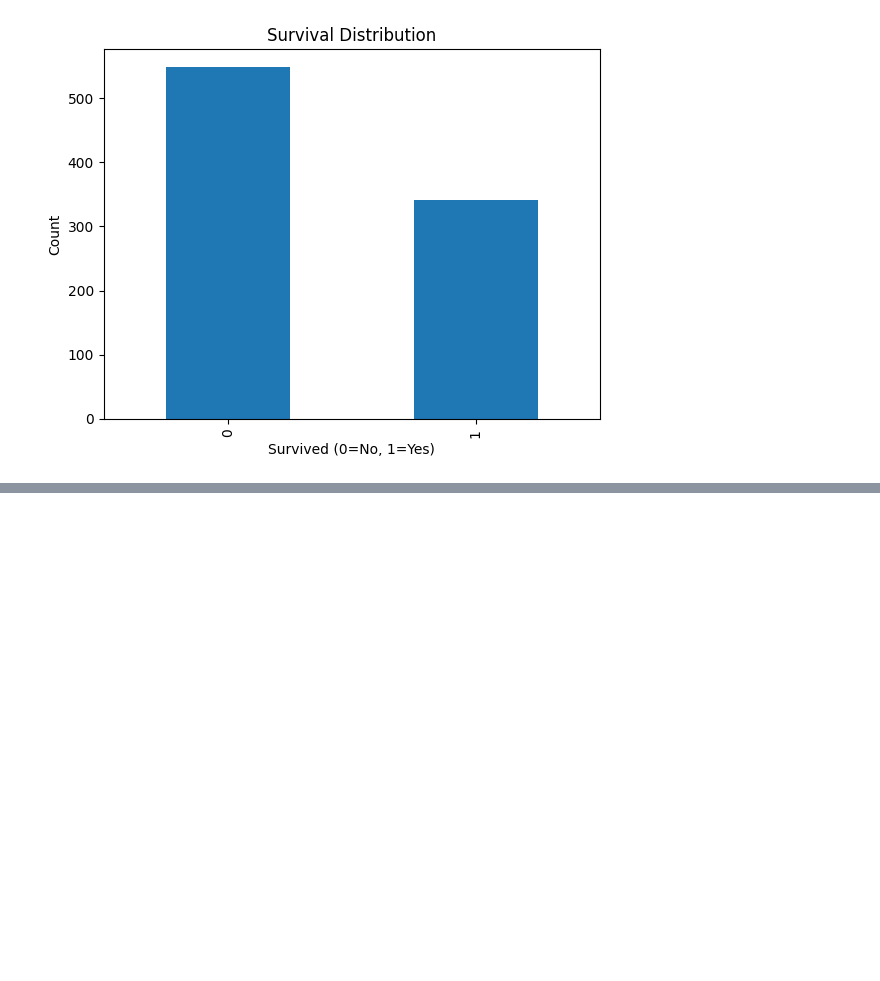
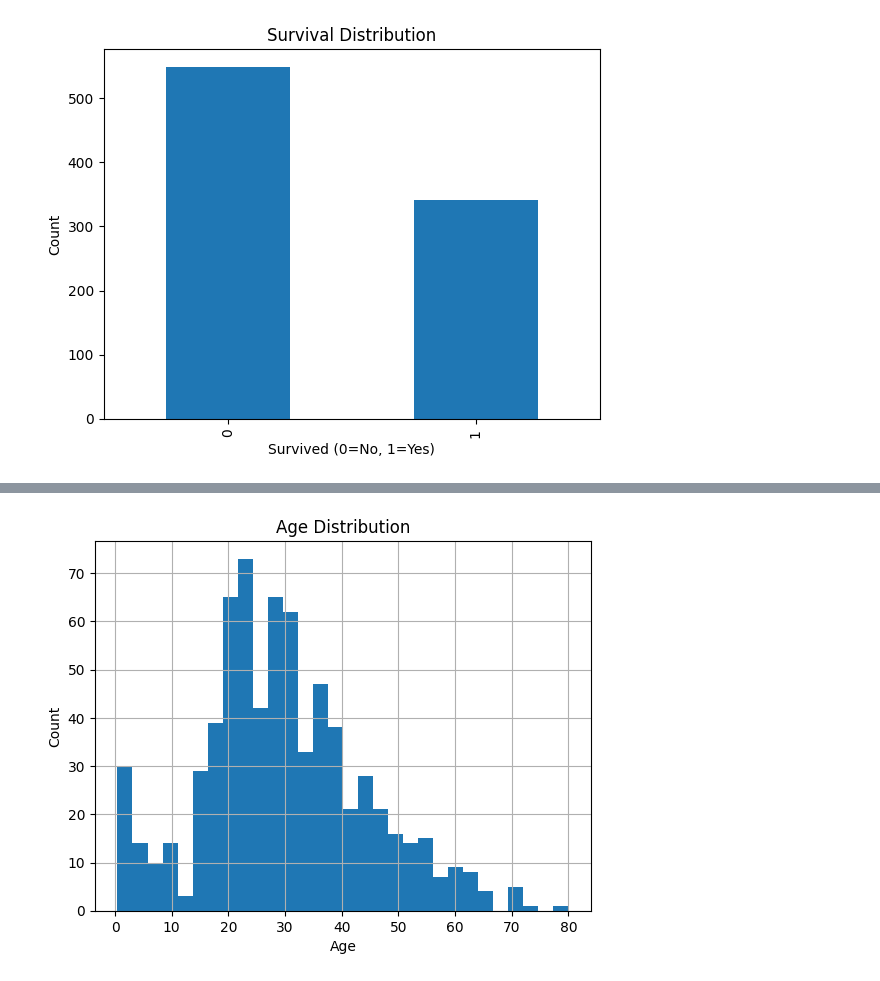
Before and after one commit to Avdhoot-Ukirde/CodeXIntern-Projects, a Jupyter notebook: Slab1.3/EDA.ipynb, the cells around one changed output, grey strips where cells are left out. Drawn from its saved outputs; the diff is of its cells as text; code cells hidden in the pictures; blank space fills up the shorter version.

```diff
--- a/Slab1.3/EDA.ipynb
+++ b/Slab1.3/EDA.ipynb
@@ -106,0 +131,10 @@ plt.show()
+# %%
+# --- Age Distribution ---
+
+df["Age"].hist(bins=30)
+plt.title("Age Distribution")
+plt.xlabel("Age")
+plt.ylabel("Count")
+plt.show()
+# %% [output]
+[figure, added]
```
Also changed, not shown: parts of 3 cells of this notebook.
